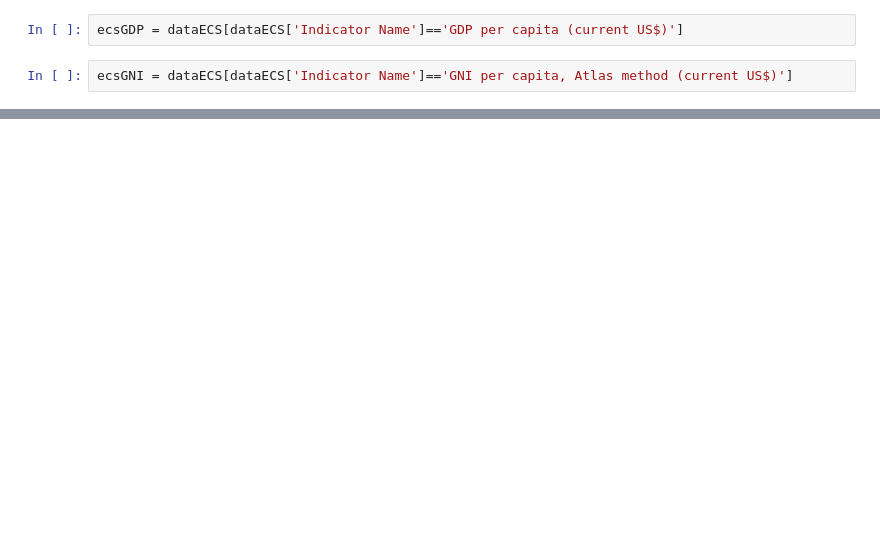
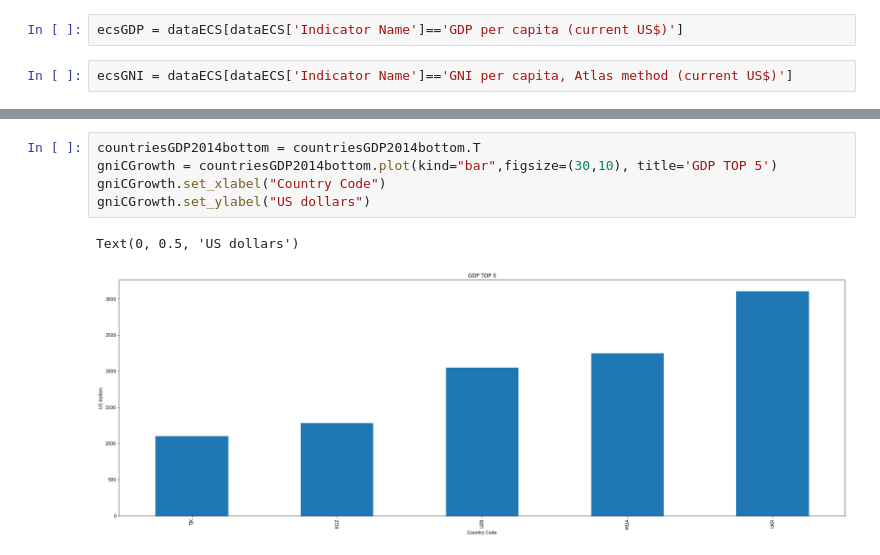
Before and after one commit to alxdru/educational-dataset-analysis, a Jupyter notebook: EDA.ipynb, the cells around one changed output, grey strips where cells are left out. Cells and saved outputs as stored; diff of their text form; blank space fills up the shorter version.

```diff
--- a/EDA.ipynb
+++ b/EDA.ipynb
@@ -25,0 +147,8 @@ ecsGDP
+# %%
+countriesGDP2014bottom = countriesGDP2014bottom.T
+gniCGrowth = countriesGDP2014bottom.plot(kind="bar",figsize=(30,10), title='GDP TOP 5')
+gniCGrowth.set_xlabel("Country Code")
+gniCGrowth.set_ylabel("US dollars")
+# %% [output]
+Text(0, 0.5, 'US dollars')
+[figure, added]
```
Also changed, not shown: parts of 44 cells of this notebook, 3 other files.
